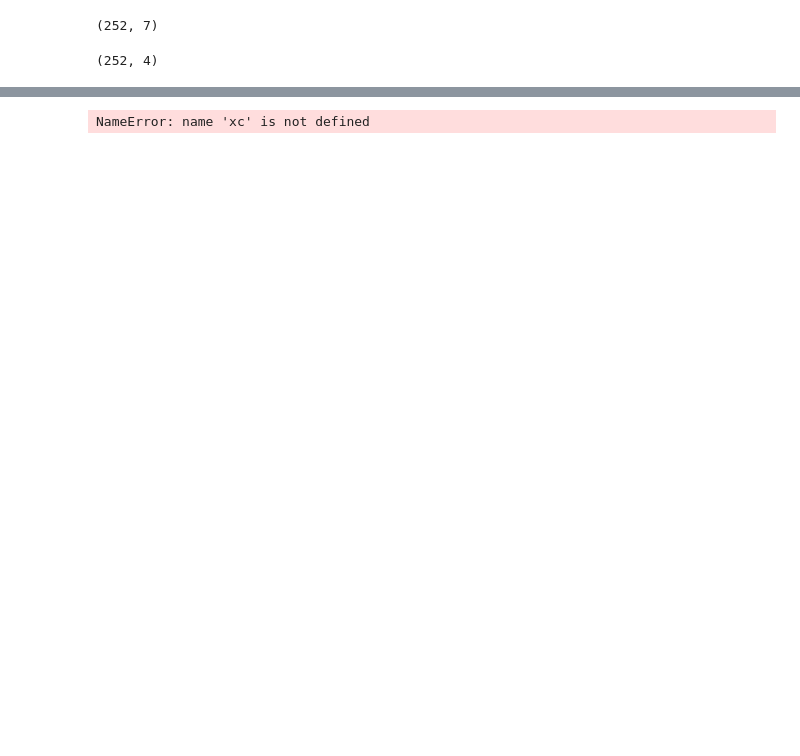
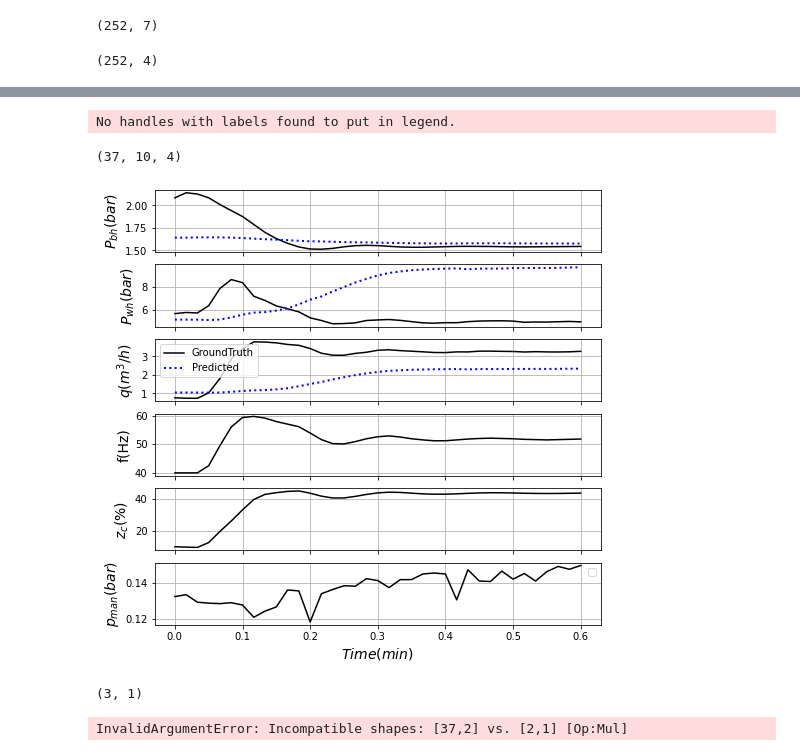
Before and after one commit to tanielfranklin/BCS, a Jupyter notebook: LEA_model/sim_pinn.ipynb, the cells around one changed output, grey strips where cells are left out. Cells and saved outputs as stored; diff of their text form; code cells hidden in the pictures; blank space fills up the shorter version.

```diff
--- a/LEA_model/sim_pinn.ipynb
+++ b/LEA_model/sim_pinn.ipynb
@@ -87,7 +82,7 @@ nt_config.tol = 1e-5 #Specifies the gradient tolerance for the procedure. If the
 # %%
 #========================================
 # Creating the model and training
-logger = Logger(frequency=100)
+logger = Logger(frequency=50)
 #logger.set_error_fn(error)
 tf_optimizer = tf.keras.optimizers.Adam(learning_rate=0.01)
 neurons=10
@@ -105,6 +103,6 @@ Eager execution: True
 GPU-accerelated: False
 # %%
-pinn = PhysicsInformedNN(Nc,n_steps_in,n_steps_out,tf_optimizer,data_test, logger,var=var,pinn_mode="on", inputs=n_features)
+pinn = PhysicsInformedNN(Nc,[30,10],tf_optimizer,logger,var=var,pinn_mode="on", inputs=n_features)
 # %% [output]
 Training started
 ================
@@ -132,0 +129,2 @@ PINN:[4.9026686e-01 1.1067344e+02 7.0501129e+02]
+# %%
+Loss, trainstate,vartrain=pinn.fit(dataset, tf_epochs=100)
@@ -133,3 +147,3 @@ PINN:[4.9026686e-01 1.1067344e+02 7.0501129e+02]
 # %%
 #Loss, trainstate,vartrain=pinn.fit_LBFGS(train_X, train_y,u_train, nt_config)
-Loss, trainstate,vartrain=pinn.fit_LBFGS(dataset.dataset_LBFGS, nt_config)
+# Loss, trainstate,vartrain=pinn.fit_LBFGS(dataset, nt_config)
@@ -249,4 +246,54 @@ def prep_data_plot(model,train_X, train_y , test_X , test_y):
             break
 
     return pred_train*xc.T+x0.T, pred_test*xc.T+x0.T
+# %%
+def plot_test(pred_test, obs, u_test,step):
+    Font=14
+    xc,x0=dataset.xc.T,dataset.x0.T
+    pred_test=pred_test[:,step,:]*xc+x0
+    obs=obs[:,step,:]
+    u_test=u_test[:,step,:]
+
+
+    if obs.shape[-1]==2:
+        obs=obs*xc[:,0:2]+x0[:,0:2]
+    if obs.shape[-1]==3:
+        obs=obs*xc+x0
+
+    k=np.arange(0,obs.shape[0])/60
+    Fig=plt.figure(figsize=(8, 8))
+    sc=[1/1e5, 1/1e5,3600]
+    sc_u=[1, 1,1/1e5]
+    label=["$P_{bh}(bar)$","$P_{wh}(bar)$", "$q (m^3/h)$"]
+    label_u = ['f(Hz)',r'$z_c$(%)', "$p_{man} (bar)$"];
+    for i,lb in enumerate(label):
+        ax1=Fig.add_subplot(len(label+label_u),1,i+1)
+        ax1.plot(k, obs[:,i]*sc[i],"-k", label='GroundTruth')
+        ax1.plot(k, pred_test[:,i]*sc[i],":",color='blue',lw=2,label='Predicted')
+        ax1.set_ylabel(lb,  fontsize=Font)
+        ax1.set_xticklabels([])
+
+        ax1.grid(True)
+    plt.legend()
+    for i,lb in enumerate(label_u):
+        ax1=Fig.add_subplot(len(label+label_u),1,i+1+3)
+        ax1.plot(k, u_test[:,i]*sc_u[i],"-k")
+        ax1.set_ylabel(lb,  fontsize=Font)
+        ax1.grid(True)
+        if i!=2:
+            ax1.set_xticklabels([])
+    ax1.set_xlabel('$Time (min)$' ,  fontsize=Font)
+    #plt.legend(bbox_to_anchor=(1, 3.8), ncol = 3)
+    plt.legend()
+    return Fig
+Uk=dataset.u
+
+Fig2save={}
+ypred=pinn.u_model.predict(dataset.Test[0])
+Fig_operation_7=plot_test(ypred, dataset.TestFull[1],dataset.u_test,0)
+print(dataset.u_test.shape)
+# %% [output]
+No handles with labels found to put in legend.
+(37, 10, 4)
+[figure, added]
 # %%
@@ -255,9 +304,12 @@ y_test=dset[:,3:]
-# %%
-pred_train,pred_test=prep_data_plot(pinn.u_model,train_X, train_y , test_X , test_y)
-pinn.u_model.reset_metrics()
-Fig_result=plot_result(pred_train, pred_test, y_test)
-
-# vartrain.plot_var()
-# Loss.plot_loss_res()
-# %% [output]
-NameError: name 'xc' is not defined
+# %%
+dataset.xc.shape
+# %% [output]
+(3, 1)
+# %%
+
+Fig_result=plot_result(pred_train, pred_test,dataset.Test[1][:,0,:]*dataset.xc[0:2]+dataset.x0[0:2])
+
+# vartrain.plot_var()
+# Loss.plot_loss_res()
+# %% [output]
+InvalidArgumentError: Incompatible shapes: [37,2] vs. [2,1] [Op:Mul]
```
Also changed, not shown: parts of 11 cells of this notebook, 5 other files.
